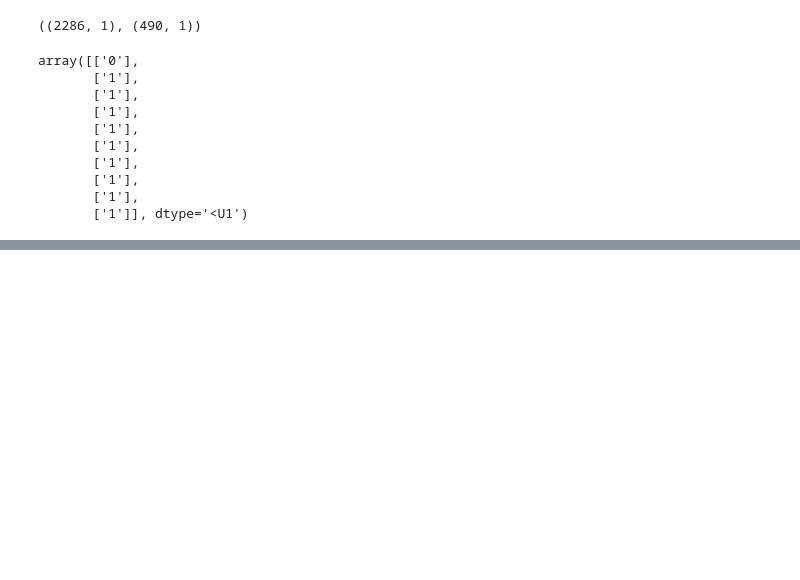
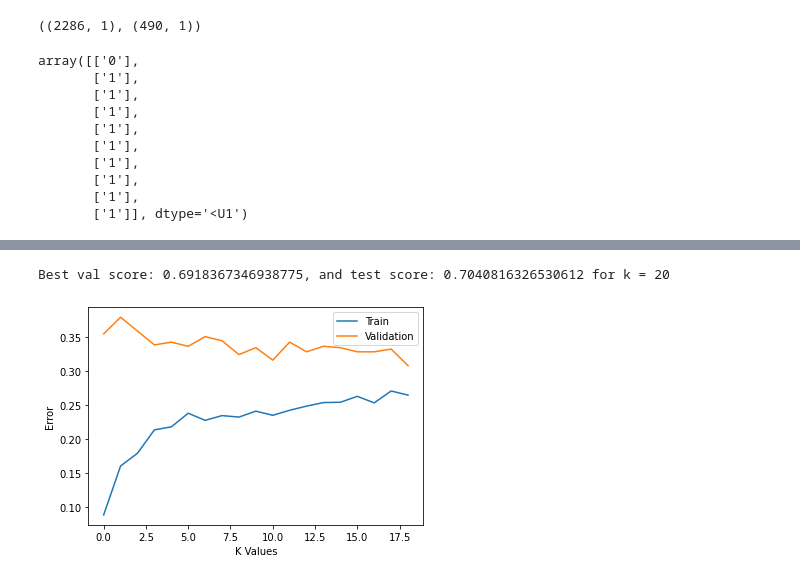
Before and after one commit to jogam5/csc2515, a Jupyter notebook: fall2021/hwk1/hw1.ipynb, the cells around one changed output, grey strips where cells are left out. Cells and saved outputs as stored; diff of their text form; code cells hidden in the pictures; blank space fills up the shorter version.

```diff
--- a/fall2021/hwk1/hw1.ipynb
+++ b/fall2021/hwk1/hw1.ipynb
@@ -310,0 +450,5 @@ print(IG_by_SciKit_Non_Negative)
+# %%
+select_knn_model(X_train, y_train, X_val, y_val, X_test, y_test)
+# %% [output]
+Best val score: 0.6918367346938775, and test score: 0.7040816326530612 for k = 20
+[figure, added]
```
Also changed, not shown: parts of 16 cells of this notebook, 35 other files.
